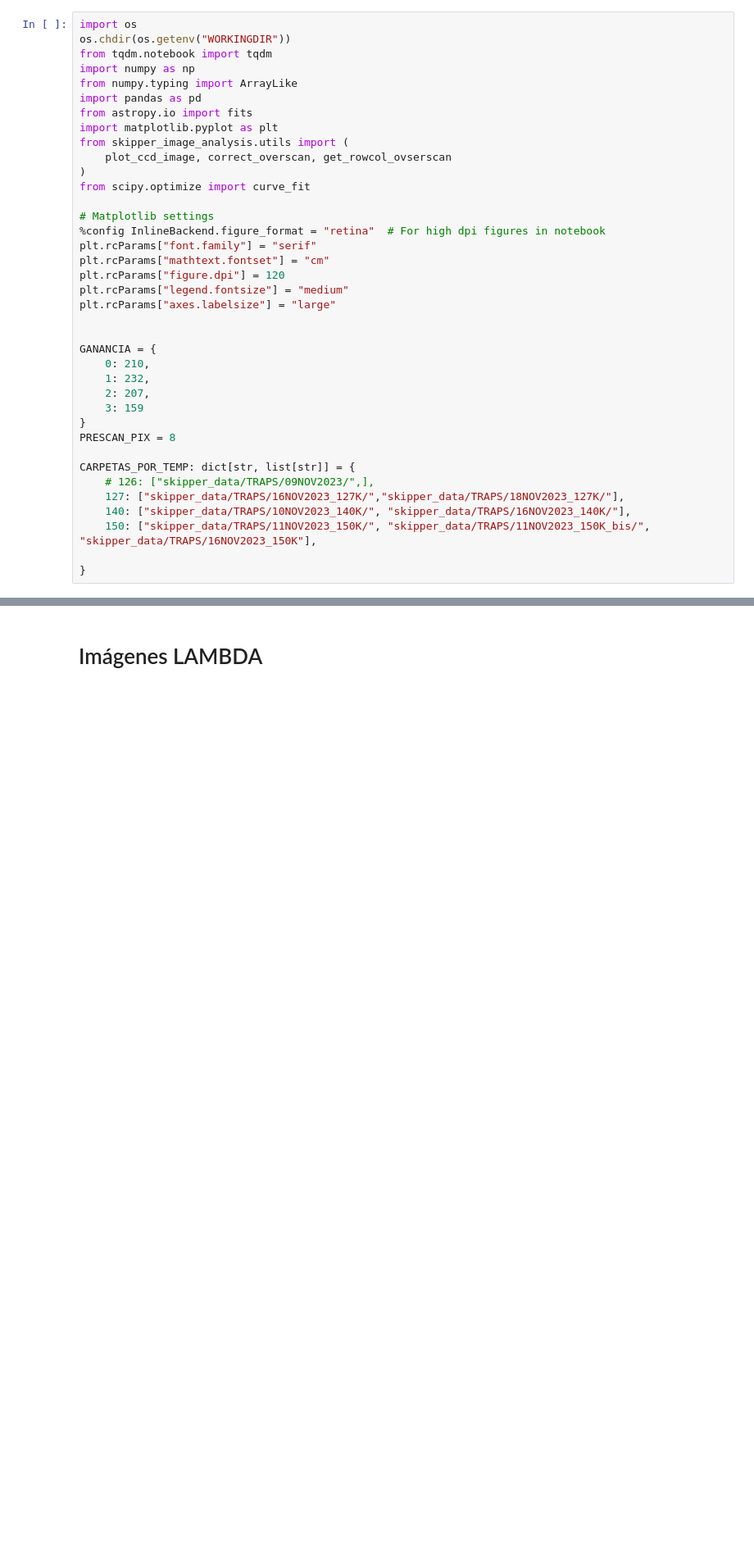
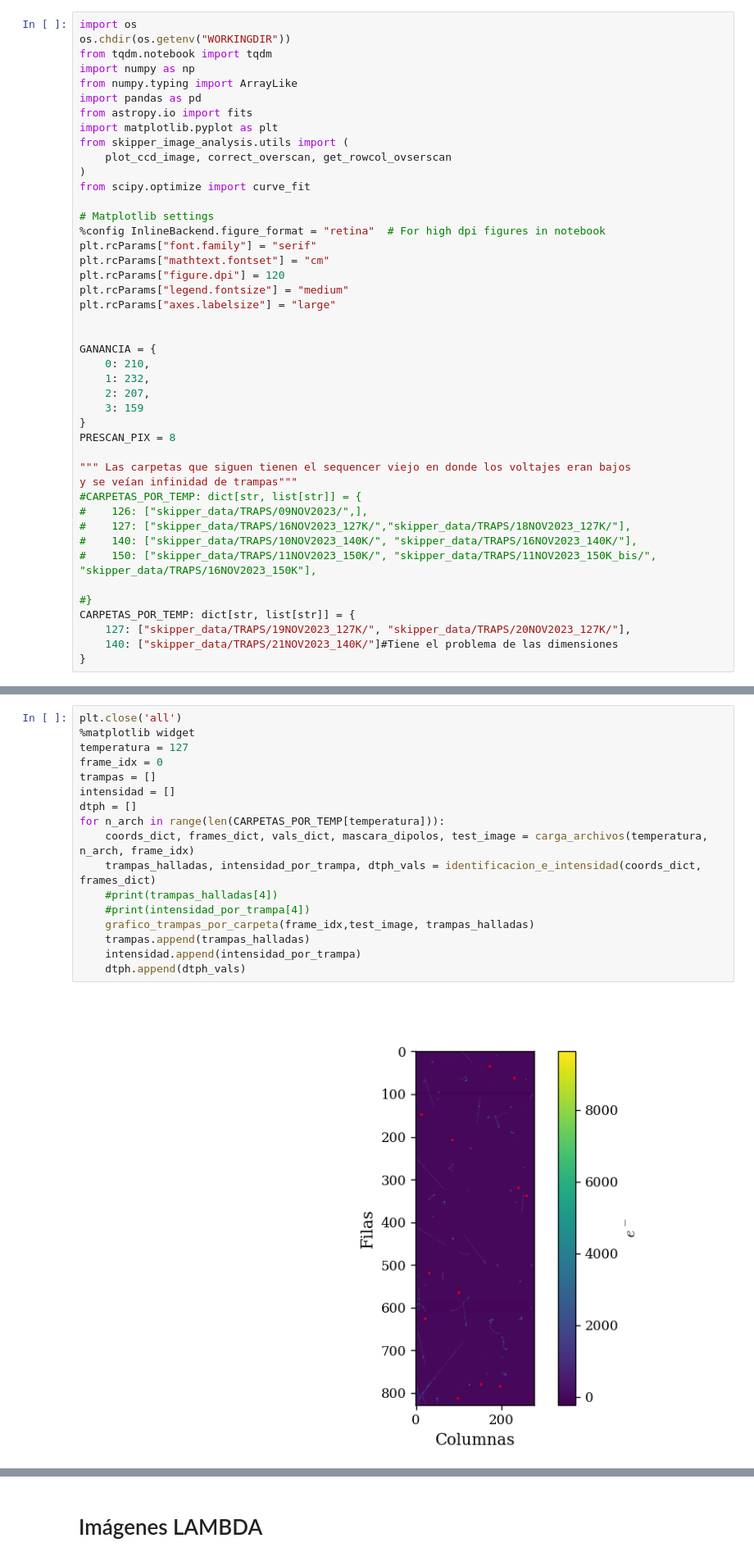
Before and after one commit to agustinbrusco/LAMBDA_Hub, a Jupyter notebook: skipper_image_analysis/pocket_analysis.ipynb, the cells around one changed output, grey strips where cells are left out. Shown at 82% size. Cells and saved outputs as stored; diff of their text form; blank space fills up the shorter version.

```diff
--- a/skipper_image_analysis/pocket_analysis.ipynb
+++ b/skipper_image_analysis/pocket_analysis.ipynb
@@ -29,12 +29,18 @@ GANANCIA = {
 }
 PRESCAN_PIX = 8
 
+""" Las carpetas que siguen tienen el sequencer viejo en donde los voltajes eran bajos
+y se veían infinidad de trampas"""
+#CARPETAS_POR_TEMP: dict[str, list[str]] = {
+#    126: ["skipper_data/TRAPS/09NOV2023/",],
+#    127: ["skipper_data/TRAPS/16NOV2023_127K/","skipper_data/TRAPS/18NOV2023_127K/"],
+#    140: ["skipper_data/TRAPS/10NOV2023_140K/", "skipper_data/TRAPS/16NOV2023_140K/"],
+#    150: ["skipper_data/TRAPS/11NOV2023_150K/", "skipper_data/TRAPS/11NOV2023_150K_bis/", "skipper_data/TRAPS/16NOV2023_150K"],
+
+#}
 CARPETAS_POR_TEMP: dict[str, list[str]] = {
-    # 126: ["skipper_data/TRAPS/09NOV2023/",],
-    127: ["skipper_data/TRAPS/16NOV2023_127K/","skipper_data/TRAPS/18NOV2023_127K/"],
-    140: ["skipper_data/TRAPS/10NOV2023_140K/", "skipper_data/TRAPS/16NOV2023_140K/"],
-    150: ["skipper_data/TRAPS/11NOV2023_150K/", "skipper_data/TRAPS/11NOV2023_150K_bis/", "skipper_data/TRAPS/16NOV2023_150K"],
-
+    127: ["skipper_data/TRAPS/19NOV2023_127K/", "skipper_data/TRAPS/20NOV2023_127K/"],
+    140: ["skipper_data/TRAPS/21NOV2023_140K/"]#Tiene el problema de las dimensiones
 }
 # %%
 def prepare_frame(
@@ -117,0 +196,19 @@ Defaults to 5e5.
+# %%
+plt.close('all')
+%matplotlib widget
+temperatura = 127
+frame_idx = 0
+trampas = []
+intensidad = []
+dtph = []
+for n_arch in range(len(CARPETAS_POR_TEMP[temperatura])):
+    coords_dict, frames_dict, vals_dict, mascara_dipolos, test_image = carga_archivos(temperatura, n_arch, frame_idx)
+    trampas_halladas, intensidad_por_trampa, dtph_vals = identificacion_e_intensidad(coords_dict, frames_dict)
+    #print(trampas_halladas[4])
+    #print(intensidad_por_trampa[4])
+    grafico_trampas_por_carpeta(frame_idx,test_image, trampas_halladas)
+    trampas.append(trampas_halladas)
+    intensidad.append(intensidad_por_trampa)
+    dtph.append(dtph_vals)
+# %% [output]
+[figure, added]
```
Also changed, not shown: parts of 15 cells of this notebook.
